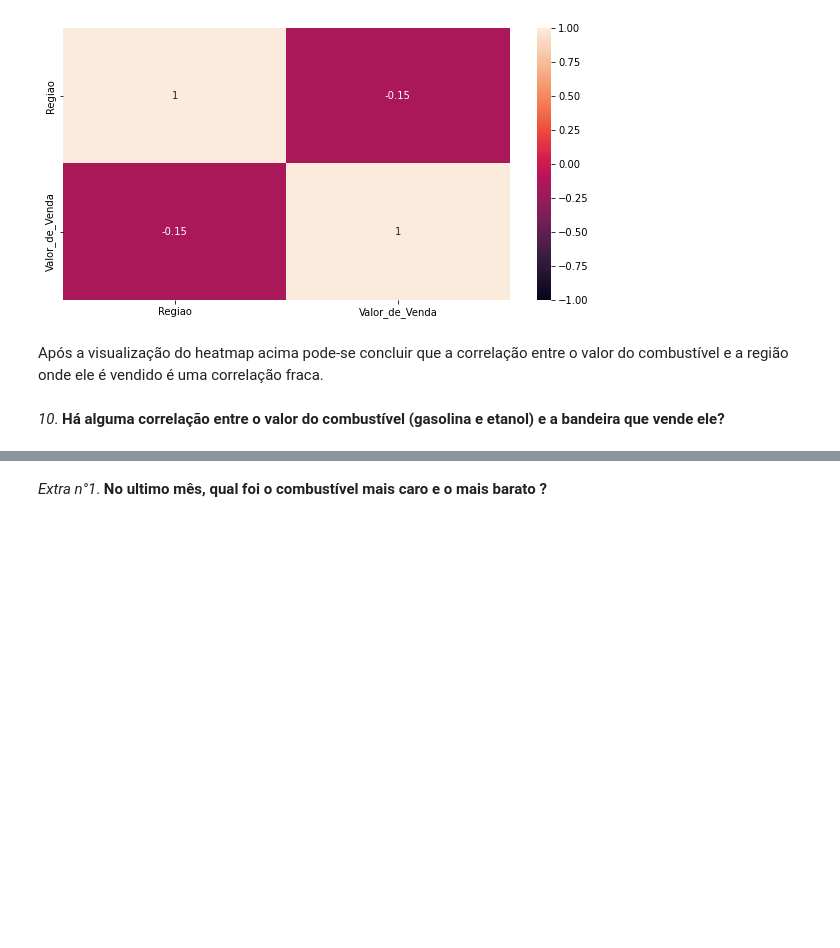
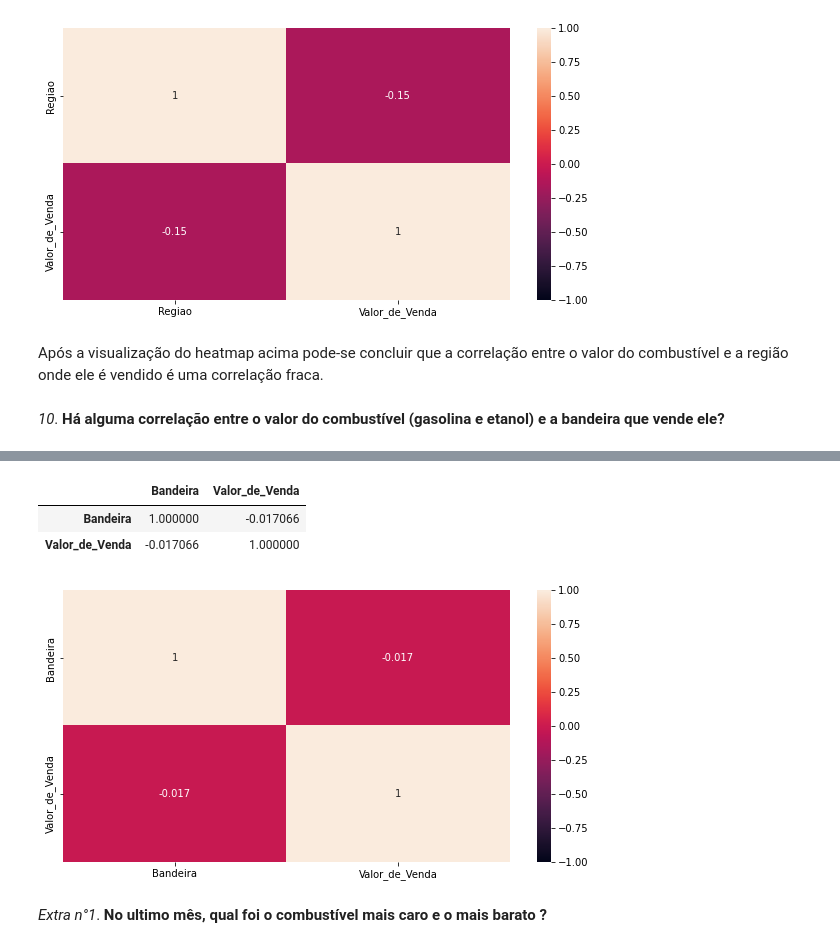
Before and after one commit to gustavovarella/Projeto_m4, a Jupyter notebook: PROJETO_M4.ipynb, the cells around one changed output, grey strips where cells are left out. Drawn from its saved outputs; the diff is of its cells as text; code cells hidden in the pictures; blank space fills up the shorter version.

```diff
--- a/PROJETO_M4.ipynb
+++ b/PROJETO_M4.ipynb
@@ -618,0 +598,4 @@ Com o gráfico acima podemos ver a diferença da média do valor de venda nacion
+# %%
+# Criação de um dataframe apenas com a Bandeira e o valor de venda.
+df_corr_bandeira = df_completo[['Bandeira','Valor_de_Venda']].copy()
+df_corr_bandeira
@@ -618,0 +616,7 @@ Com o gráfico acima podemos ver a diferença da média do valor de venda nacion
+# %%
+# Função que será aplicada na coluna Região para poder transformar cada sigla em um valor númerico
+funcao = lambda x: 1 if x == 'RAIZEN' else 2 if x == 'PETROBRAS DISTRIBUIDORA S.A.' else 3 if x == 'IPIRANGA' else 4 if x =='ALESAT' else 5
+# %%
+# Aplicação da função
+df_corr_bandeira['Bandeira'] = df_corr_bandeira['Bandeira'].apply(funcao)
+df_corr_bandeira
@@ -619,3 +637,17 @@ Com o gráfico acima podemos ver a diferença da média do valor de venda nacion
+# %%
+# Gerando a correlação
+df_corr_bandeira.corr()
+# %% [output]
+|  | Bandeira | Valor_de_Venda |
+| Bandeira | 1.000000 | -0.017066 |
+| Valor_de_Venda | -0.017066 | 1.000000 |
+# %%
+# Criação do heatmap para melhor visualização da correlação entre região e valor de venda.
+plt.figure(figsize=(10,5))
+sns.heatmap(df_corr_bandeira.corr(), vmin=-1.0, vmax=1.0, annot=True)
+print()
+# %% [output]
+[figure, added]
 # %% [markdown]
 *Extra n°1*. **No ultimo mês, qual foi o combustível mais caro e o mais barato ?**
 # %%
```
Also changed, not shown: parts of 4 cells of this notebook.
